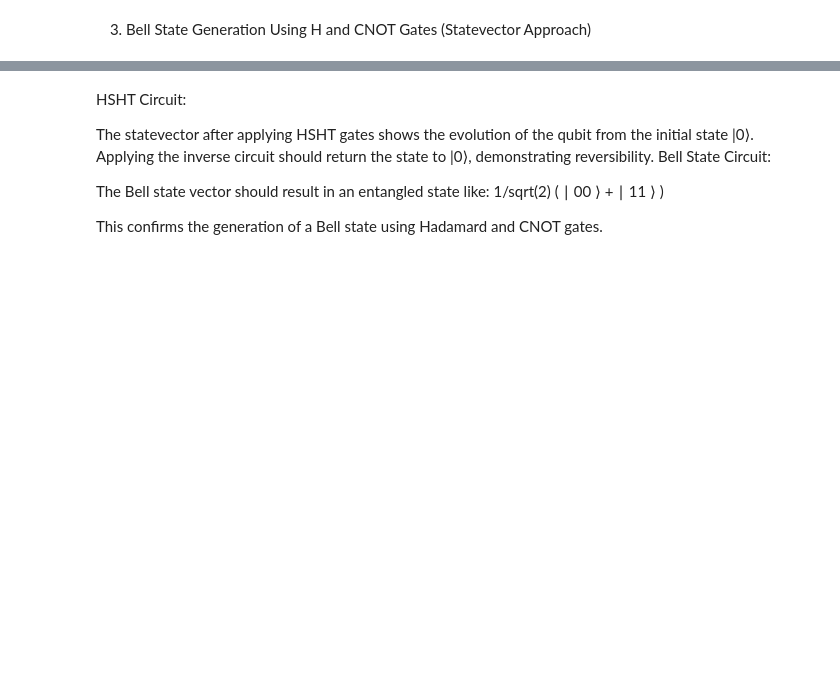
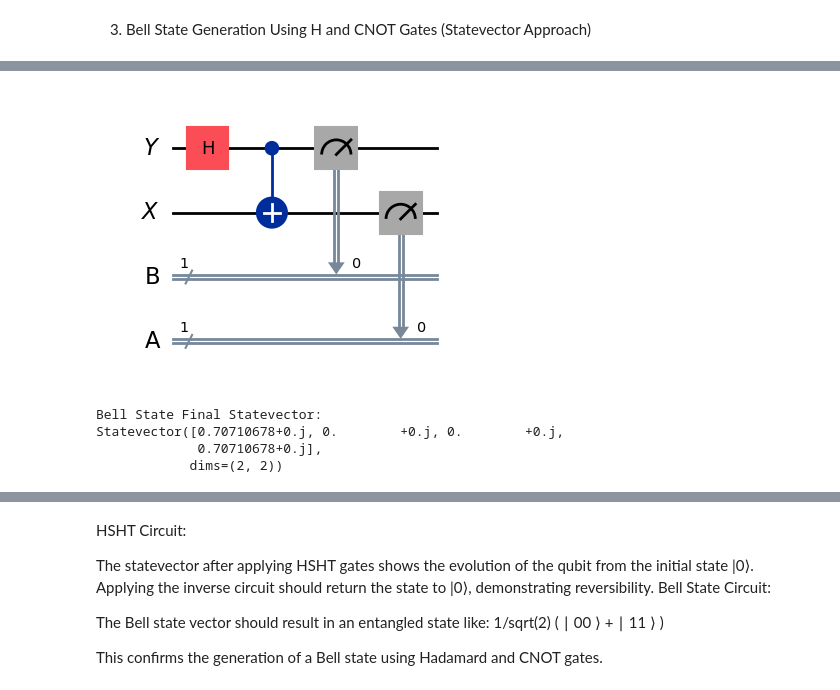
Before and after one commit to Donalizasaji/LAB, a Jupyter notebook: 2348515_QC_Lab_04.ipynb, the cells around one changed output, grey strips where cells are left out. Cells and saved outputs as stored; diff of their text form; code cells hidden in the pictures; blank space fills up the shorter version.

```diff
--- a/2348515_QC_Lab_04.ipynb
+++ b/2348515_QC_Lab_04.ipynb
@@ -79,9 +274,28 @@ Is the operation reversible?  True
+# %%
+from qiskit import QuantumCircuit,QuantumRegister,ClassicalRegister
+X = QuantumRegister(1, "X")
+Y = QuantumRegister(1, "Y")
+A = ClassicalRegister(1, "A")
+B = ClassicalRegister(1, "B")
+
+circuit = QuantumCircuit(Y, X, B, A)
+circuit.h(Y)
+circuit.cx(Y, X)
+circuit.measure(Y, B)
+circuit.measure(X, A)
+
+display(circuit.draw('mpl'))
+# %% [output]
+[figure, added]
 # %%
+from qiskit import QuantumCircuit
+from qiskit.quantum_info import Statevector
+
 # Initialize the |00⟩ state as the starting statevector
 initial_bell_state = Statevector.from_label('00')
 
 # Create a quantum circuit for the Bell state
-bell_circuit = qiskit.QuantumCircuit(2)
+bell_circuit = QuantumCircuit(2)
 
 # Apply Hadamard on qubit 0
 bell_circuit.h(0)
@@ -94,6 +308,14 @@ bell_state = initial_bell_state.evolve(bell_circuit)
 
 print("\nBell State Final Statevector:")
 print(bell_state)
-
-# Display the circuit
-bell_circuit.draw('mpl')
+# Display the circuit with an alternative drawing method if 'mpl' mode is problematic
+try:
+    bell_circuit.draw('mpl')
+except Exception as e:
+    print("\nCould not render in 'mpl' mode. Displaying in 'text' mode instead:")
+    print(bell_circuit.draw('text'))
+# %% [output]
+Bell State Final Statevector:
+Statevector([0.70710678+0.j, 0.        +0.j, 0.        +0.j,
+             0.70710678+0.j],
+            dims=(2, 2))
```
Also changed, not shown: parts of 18 cells of this notebook.
